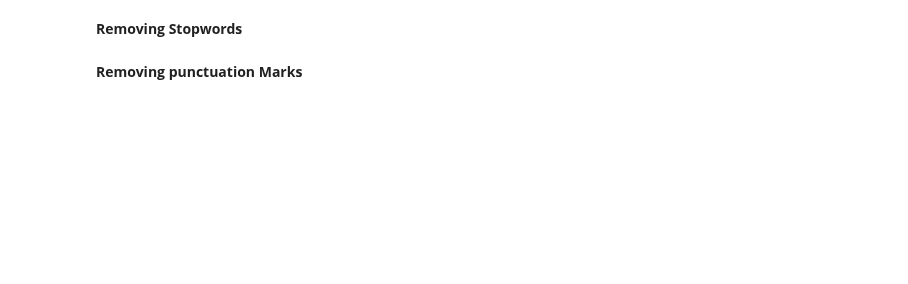
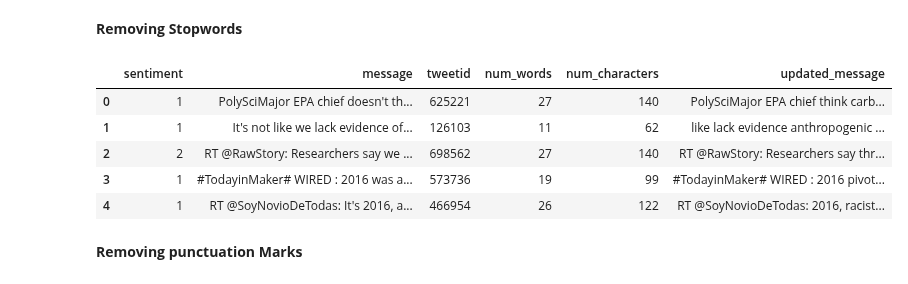
Before and after one commit to Classifix/Classifix, a Jupyter notebook: Advanced_Classification/starter-notebook.ipynb, the cells around one changed output. Drawn from its saved outputs; the diff is of its cells as text; code cells hidden in the pictures; blank space fills up the shorter version.

```diff
--- a/Advanced_Classification/starter-notebook.ipynb
+++ b/Advanced_Classification/starter-notebook.ipynb
@@ -381,16 +450,32 @@ plt.show()
 # %% [markdown]
 **Removing Stopwords**
 # %%
-nltk.download(['punkt','stopwords'])
-
 #A function of removing stopwords
 def remove_stopwords(text):
-    stop_words = set(stopwords.words('english'))
-    tokens = text.split()
-    filtered_tokens = [word for word in tokens if word.lower() not in stop_words]
-    return ' '.join(filtered_tokens)
+    """
+    Remove stopwords from the given text.
+
+    Args:
+        text (str): The input text from which stopwords are to be removed.
+
+    Returns:
+        str: The text with stopwords removed.
+    """
+    stop_words = set(stopwords.words('english'))  # Set of stopwords in English
+    tokens = text.split()  # Splitting the text into individual words
+    filtered_tokens = [word for word in tokens if word.lower() not in stop_words]  # Filtering out stopwords
+    return ' '.join(filtered_tokens)  # Joining the filtered tokens back into a text
 #Removing stop words from training data
-train['updated message'] = train['message'].apply(remove_stopwords)
+train['updated_message'] = train['message'].apply(remove_stopwords)
+#Viewing the changes on the training dataframe
+train.head()
+# %% [output]
+|  | sentiment | message | tweetid | num_words | num_characters | updated_message |
+| 0 | 1 | PolySciMajor EPA chief doesn't th... | 625221 | 27 | 140 | PolySciMajor EPA chief think carb... |
+| 1 | 1 | It's not like we lack evidence of... | 126103 | 11 | 62 | like lack evidence anthropogenic ... |
+| 2 | 2 | RT @RawStory: Researchers say we ... | 698562 | 27 | 140 | RT @RawStory: Researchers say thr... |
+| 3 | 1 | #TodayinMaker# WIRED : 2016 was a... | 573736 | 19 | 99 | #TodayinMaker# WIRED : 2016 pivot... |
+| 4 | 1 | RT @SoyNovioDeTodas: It's 2016, a... | 466954 | 26 | 122 | RT @SoyNovioDeTodas: 2016, racist... |
 # %% [markdown]
 **Removing punctuation Marks**
 # %%
```
Also changed, not shown: parts of 27 cells of this notebook.
